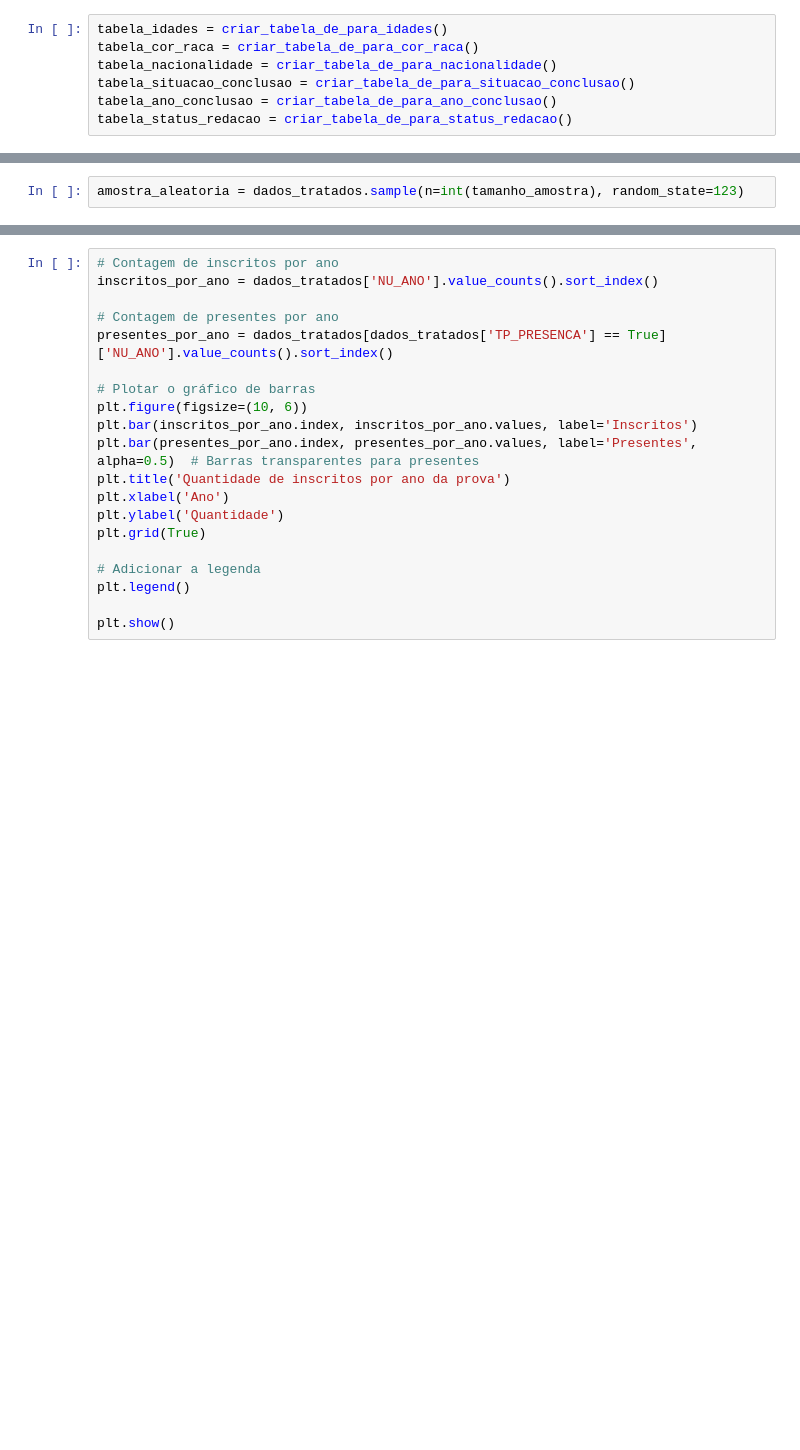
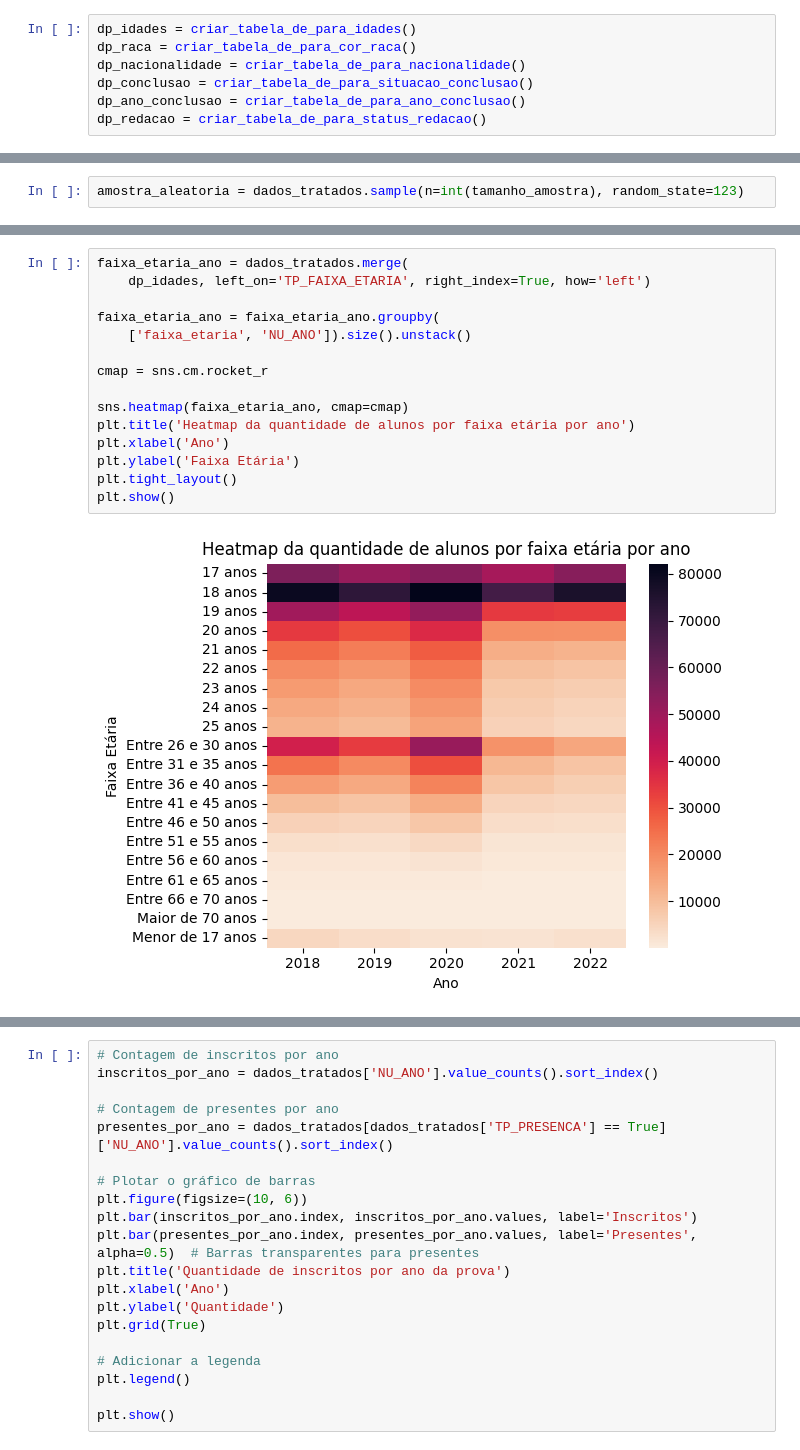
Before and after one commit to claraferreirabatista/analise_estatistica_microdados_do_enem, a Jupyter notebook: analise_estatistica_dos_dados_enem.ipynb, the cells around one changed output, grey strips where cells are left out. Cells and saved outputs as stored; diff of their text form; blank space fills up the shorter version.

```diff
--- a/analise_estatistica_dos_dados_enem.ipynb
+++ b/analise_estatistica_dos_dados_enem.ipynb
@@ -33,12 +33,12 @@ from tabelas_de_para import (
     criar_tabela_de_para_status_redacao
 )
 # %%
-tabela_idades = criar_tabela_de_para_idades()
-tabela_cor_raca = criar_tabela_de_para_cor_raca()
-tabela_nacionalidade = criar_tabela_de_para_nacionalidade()
-tabela_situacao_conclusao = criar_tabela_de_para_situacao_conclusao()
-tabela_ano_conclusao = criar_tabela_de_para_ano_conclusao()
-tabela_status_redacao = criar_tabela_de_para_status_redacao()
+dp_idades = criar_tabela_de_para_idades()
+dp_raca = criar_tabela_de_para_cor_raca()
+dp_nacionalidade = criar_tabela_de_para_nacionalidade()
+dp_conclusao = criar_tabela_de_para_situacao_conclusao()
+dp_ano_conclusao = criar_tabela_de_para_ano_conclusao()
+dp_redacao = criar_tabela_de_para_status_redacao()
 # %% [markdown]
 # Análise Exploratória das Variáveis
 **Visualizações de algumas variáveis para possíveis insights.**
@@ -95,0 +93,17 @@ A seguir, apresentaremos o código responsável pela análise e a geração do g
+# %%
+faixa_etaria_ano = dados_tratados.merge(
+    dp_idades, left_on='TP_FAIXA_ETARIA', right_index=True, how='left')
+
+faixa_etaria_ano = faixa_etaria_ano.groupby(
+    ['faixa_etaria', 'NU_ANO']).size().unstack()
+
+cmap = sns.cm.rocket_r
+
+sns.heatmap(faixa_etaria_ano, cmap=cmap)
+plt.title('Heatmap da quantidade de alunos por faixa etária por ano')
+plt.xlabel('Ano')
+plt.ylabel('Faixa Etária')
+plt.tight_layout()
+plt.show()
+# %% [output]
+[figure, added]
```
Also changed, not shown: parts of 19 cells of this notebook.
